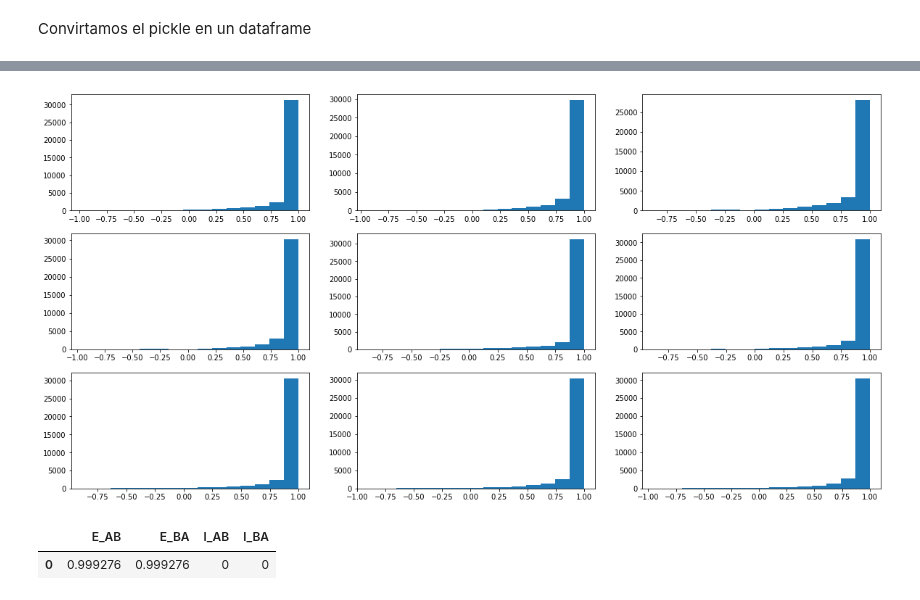
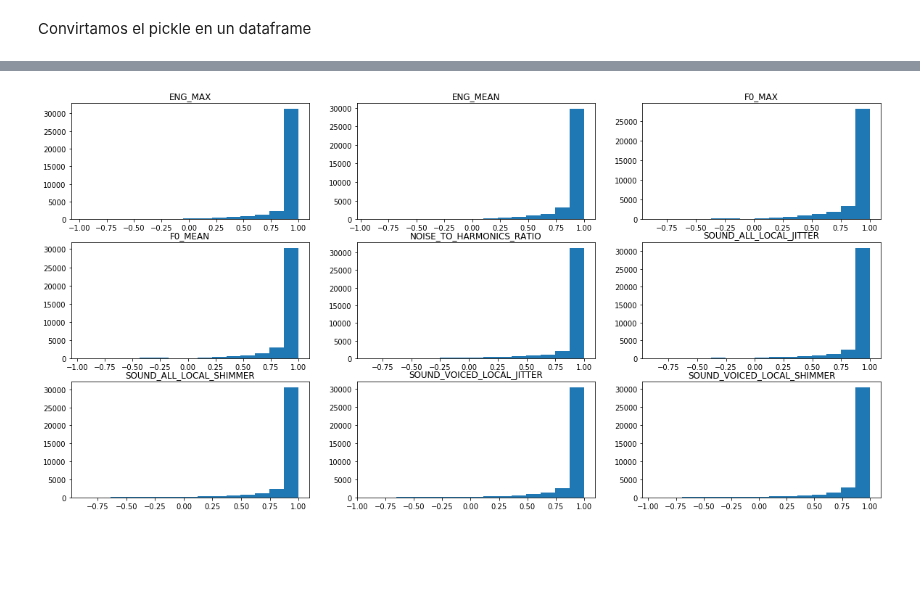
Before and after one commit to luquesky/tesis, a Jupyter notebook: misc/notebooks/telef_analysis.ipynb, the cells around one changed output, grey strips where cells are left out. Saved outputs shown, nothing was run; the diff lists cells and outputs as text; code cells hidden in the pictures; blank space fills up the shorter version.

```diff
--- a/misc/notebooks/telef_analysis.ipynb
+++ b/misc/notebooks/telef_analysis.ipynb
@@ -23,17 +23,17 @@ score_df.score.hist(bins=6)
 # %% [markdown]
 Convirtamos el pickle en un dataframe
 # %%
-
-
 def create_rows(data, key):
     base = data[key][0]
     keys = base.keys()
 
     speaker_A = {k:base[k].loc[0, "E_AB"] for k in keys}
+    speaker_A.update({k+"_lag":base[k].loc[0, "l_AB"] for k in keys})
     speaker_A["speaker"] = 0
     speaker_A["id"] = key
 
     speaker_B = {k:base[k].loc[0, "E_BA"] for k in keys}
+    speaker_B.update({k+"_lag":base[k].loc[0, "l_BA"] for k in keys})
     speaker_B["speaker"] = 1
     speaker_B["id"] = key
 
@@ -54,19 +53,14 @@ WARNING: pylab import has clobbered these variables: ['plt']
 # %%
 
 acoustic_variables = [u'ENG_MAX', u'ENG_MEAN', u'F0_MAX', u'F0_MEAN',
        u'NOISE_TO_HARMONICS_RATIO', u'SOUND_ALL_LOCAL_JITTER',
        u'SOUND_ALL_LOCAL_SHIMMER', u'SOUND_VOICED_LOCAL_JITTER',
        u'SOUND_VOICED_LOCAL_SHIMMER']
 plt.figure(figsize=(20,10))
 
 for i, ac_var in enumerate(acoustic_variables):
     subplot(3,3,i+1)
-    plt.title()
+    title(ac_var)
     hist(df[ac_var], bins=15)
 # %% [output]
-[figure, old version]
+[figure, new version]
-# %%
-data['712002009363898'][0]['ENG_MAX']
-# %% [output]
-|  | E_AB | E_BA | l_AB | l_BA |
-| 0 | 0.999276 | 0.999276 | 0 | 0 |
```
Also changed, not shown: parts of 3 cells of this notebook.
